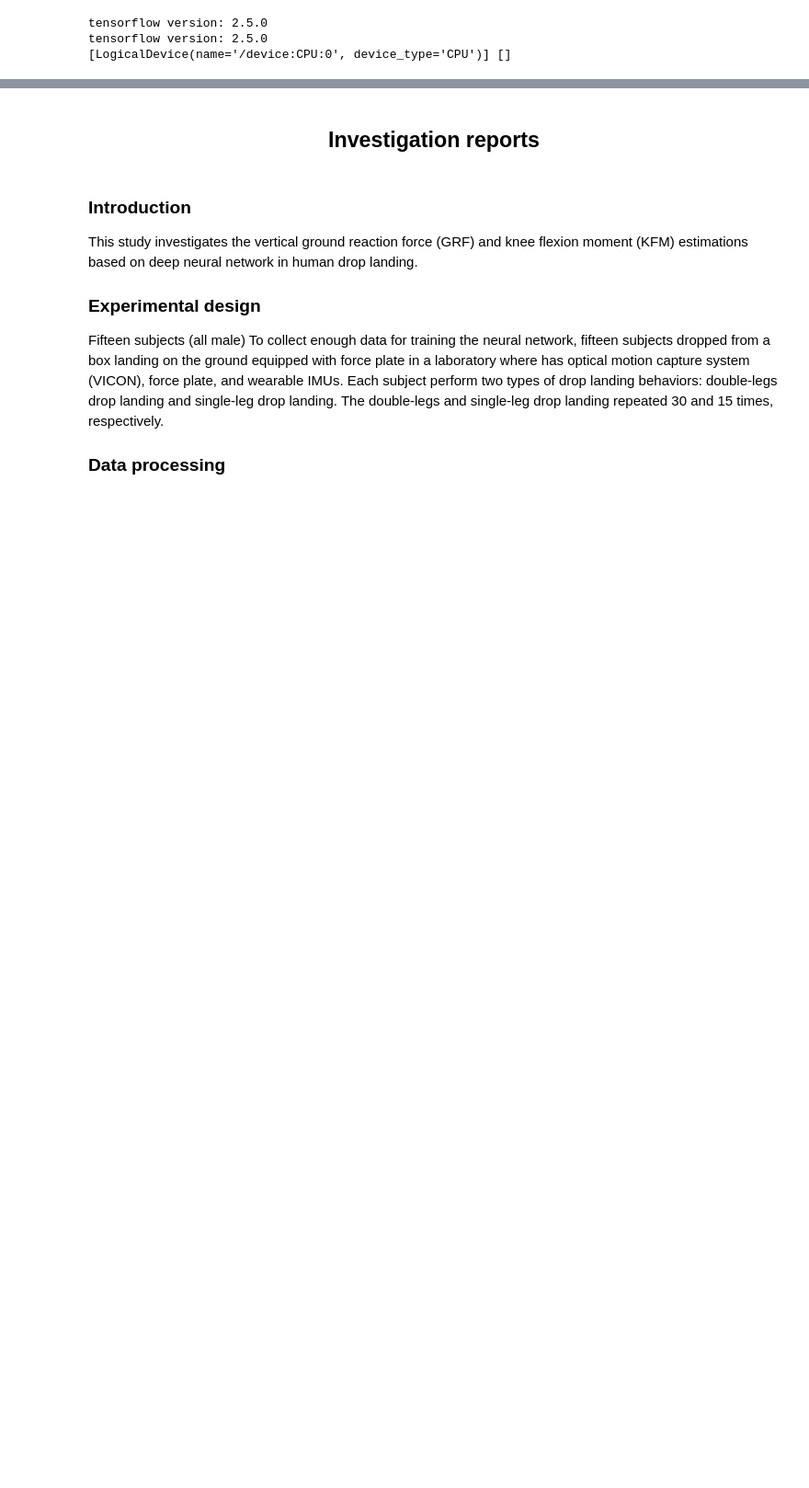
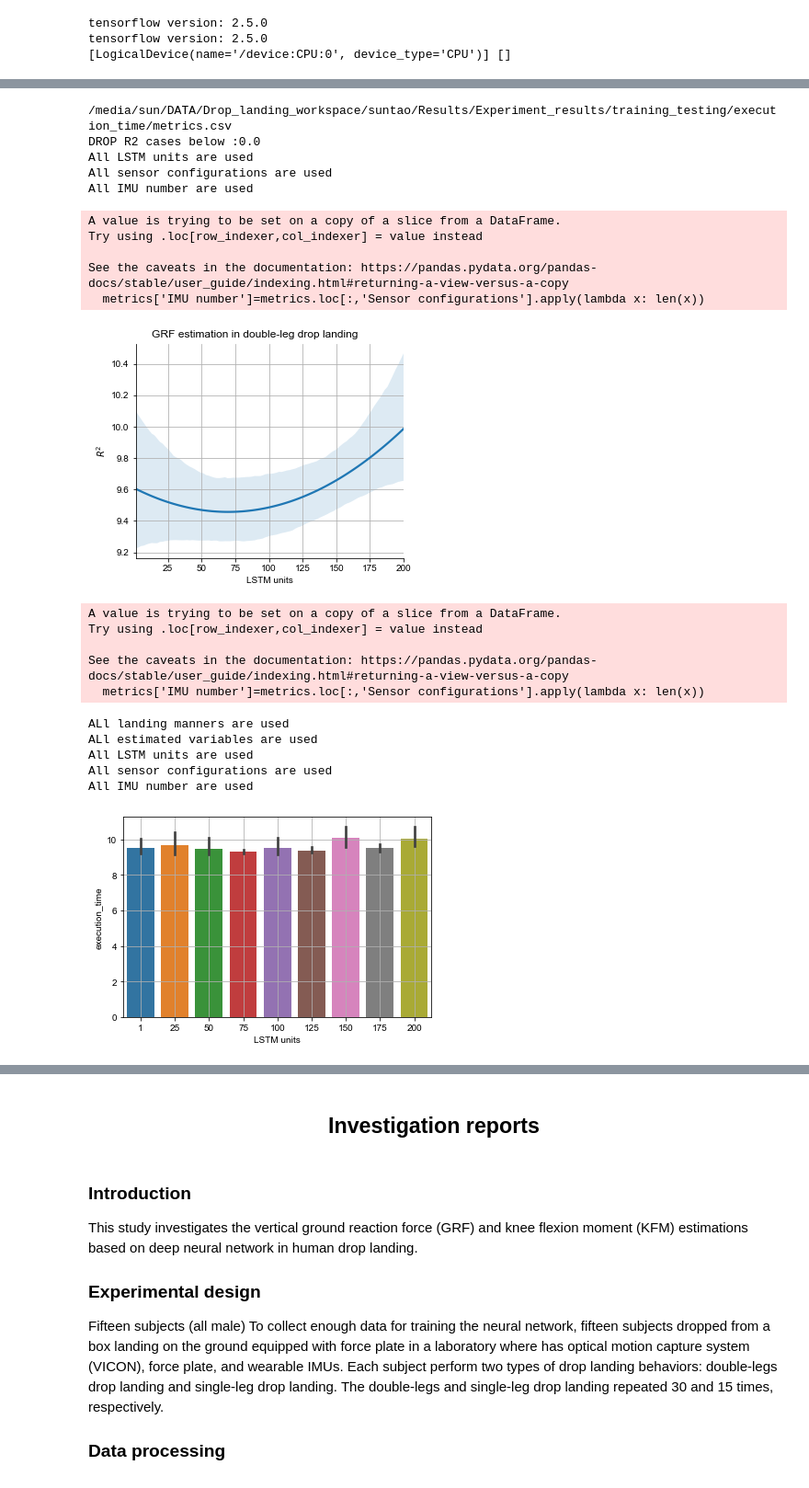
Before and after one commit to sunzhon/DataAnalysis, a Jupyter notebook: P5/drop_landing_estimation/script/jupyter-lab/results_analysis.ipynb, the cells around one changed output, grey strips where cells are left out. Shown: that part at 92% size. Saved outputs shown, nothing was run; the diff lists cells and outputs as text; code cells hidden in the pictures; blank space fills up the shorter version.

```diff
--- a/P5/drop_landing_estimation/script/jupyter-lab/results_analysis.ipynb
+++ b/P5/drop_landing_estimation/script/jupyter-lab/results_analysis.ipynb
@@ -15,0 +139,64 @@ tensorflow version: 2.5.0
+# %%
+combination_investigation_results = "/media/sun/DATA/Drop_landing_workspace/suntao/Results/Experiment_results/training_testing/execution_time_2/testing_result_folders.txt"
+combination_investigation_results = "/media/sun/DATA/Drop_landing_workspace/suntao/Results/Experiment_results/training_testing/execution_time/testing_result_folders.txt"
+combination_investigation_results = "/media/sun/DATA/Drop_landing_workspace/suntao/Results/Experiment_results/training_testing/execution_time/metrics.csv"
+
+
+fig_path,metrics = lineplot_IMU_number_LSTM_unit_accuracy(combination_investigation_results,
+                                                                                estimated_variable = 'GRF',
+                                                                                landing_manner='double_legs',
+                                                                                syn_features_label = False,
+                                                                                title = ' estimation in double-leg drop landing',
+                                                                                drop_value = 0.0,
+                                                                                y='execution_time'
+                                                                                #hue = 'IMU number'
+                                                                               )
+
+
+metric_fields=['r2']
+#metrics = get_investigation_metrics(combination_investigation_results,metric_fields=metric_fields)
+
+metrics = parase_plot_data(combination_investigation_results,
+                           metric_fields=metric_fields,
+                           sort_variable='LSTM units'
+                          )
+
+x='LSTM units'
+y='execution_time'
+hue_plot_params = {
+'data': metrics,
+'x': x,
+'y': y,
+#"order": ,
+#"hue": "Control methods",
+#"hue_order": hue_order,
+#"showfliers":False,
+#"showmeans": True
+#"palette": colors
+}
+
+g = sns.barplot(**hue_plot_params)
+g.grid()
+# %% [output]
+/media/sun/DATA/Drop_landing_workspace/suntao/Results/Experiment_results/training_testing/execution_time/metrics.csv
+DROP R2 cases below :0.0
+All LSTM units are used
+All sensor configurations are used
+All IMU number are used
+A value is trying to be set on a copy of a slice from a DataFrame.
+Try using .loc[row_indexer,col_indexer] = value instead
+
+See the caveats in the documentation: https://pandas.pydata.org/pandas-docs/stable/user_guide/indexing.html#returning-a-view-versus-a-copy
+  metrics['IMU number']=metrics.loc[:,'Sensor configurations'].apply(lambda x: len(x))
+[figure, added]
+A value is trying to be set on a copy of a slice from a DataFrame.
+Try using .loc[row_indexer,col_indexer] = value instead
+
+See the caveats in the documentation: https://pandas.pydata.org/pandas-docs/stable/user_guide/indexing.html#returning-a-view-versus-a-copy
+  metrics['IMU number']=metrics.loc[:,'Sensor configurations'].apply(lambda x: len(x))
+ALl landing manners are used
+ALl estimated variables are used
+All LSTM units are used
+All sensor configurations are used
+All IMU number are used
+[figure, added]
```
Also changed, not shown: parts of 27 cells of this notebook, 28 other files.
